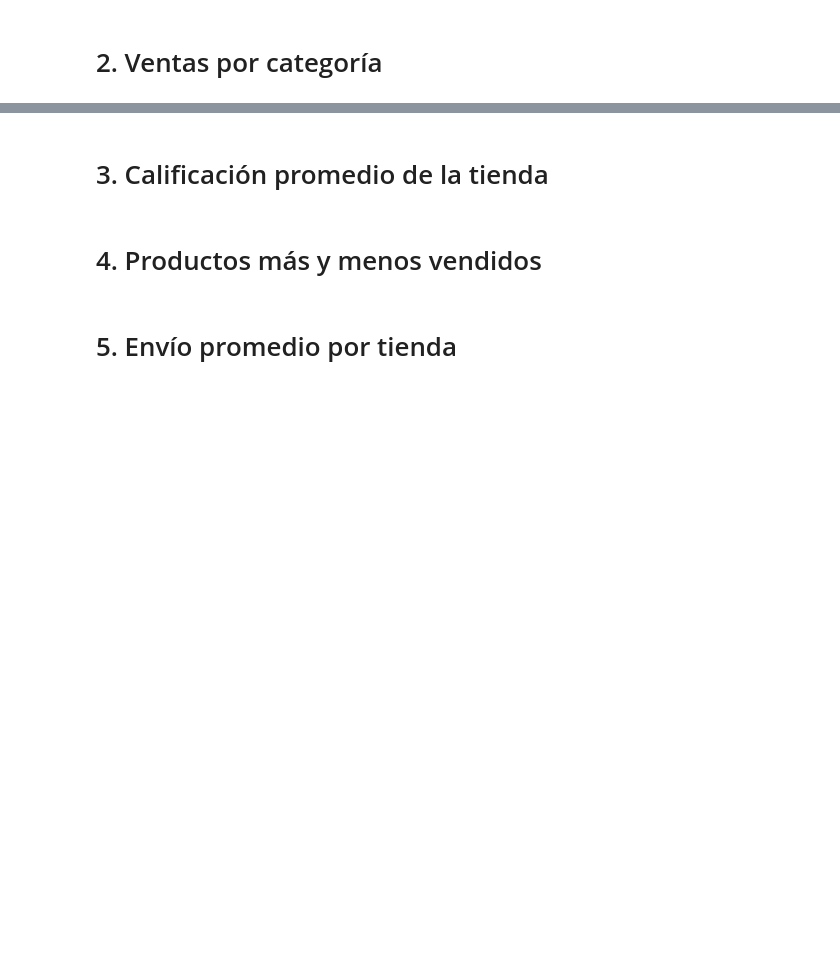
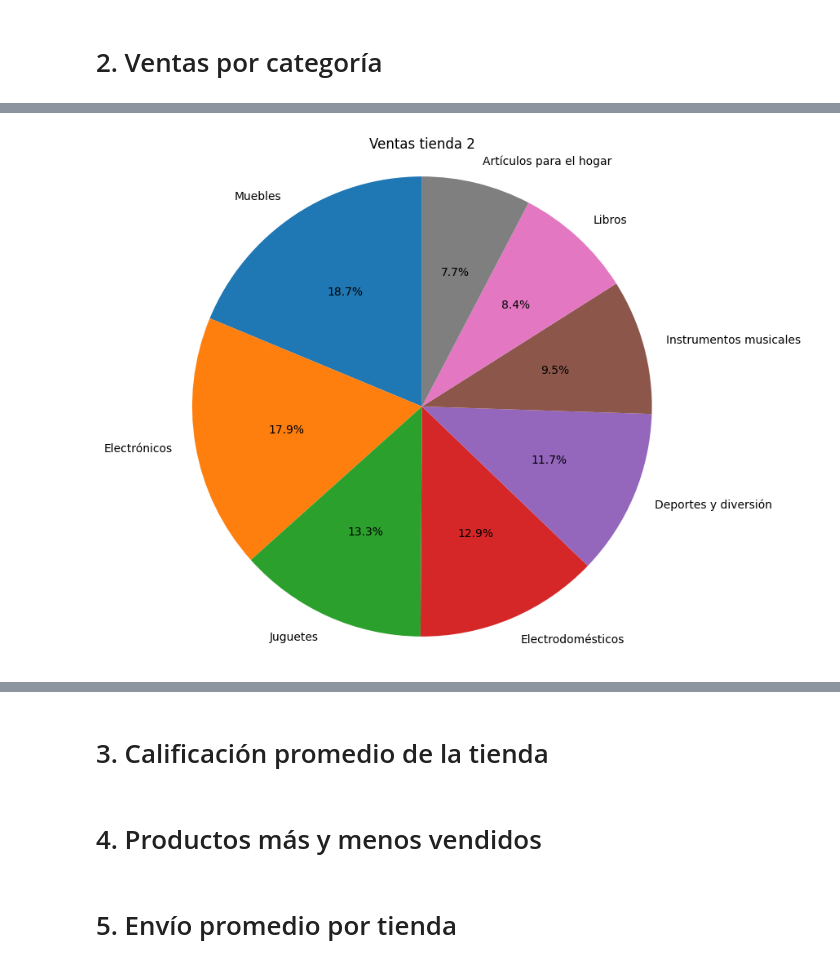
Before and after one commit to Yovan05/alura-store-latam, a Jupyter notebook: AluraStoreLatam.ipynb, the cells around one changed output, grey strips where cells are left out. Saved outputs shown, nothing was run; the diff lists cells and outputs as text; code cells hidden in the pictures; blank space fills up the shorter version.

```diff
--- a/AluraStoreLatam.ipynb
+++ b/AluraStoreLatam.ipynb
@@ -77,0 +118,4 @@ plt.show
+# %%
+cantidad_ventas_categoria_tienda2 = tienda2.groupby('Categoría del Producto').size().reset_index(name='Cantidad Vendida')
+cantidad_ventas_categoria_tienda2 = cantidad_ventas_categoria_tienda2.sort_values(by='Cantidad Vendida', ascending=False)
+cantidad_ventas_categoria_tienda2
@@ -77,0 +132,12 @@ plt.show
+# %%
+plt.figure(figsize=(8, 8))
+plt.pie(cantidad_ventas_categoria_tienda2['Cantidad Vendida'],
+        labels=cantidad_ventas_categoria_tienda2['Categoría del Producto'],
+        autopct='%1.1f%%',
+        startangle=90)
+
+plt.title('Ventas tienda 2')
+plt.axis('equal')
+plt.show()
+# %% [output]
+[figure, added]
```
Also changed, not shown: parts of 24 cells of this notebook.
